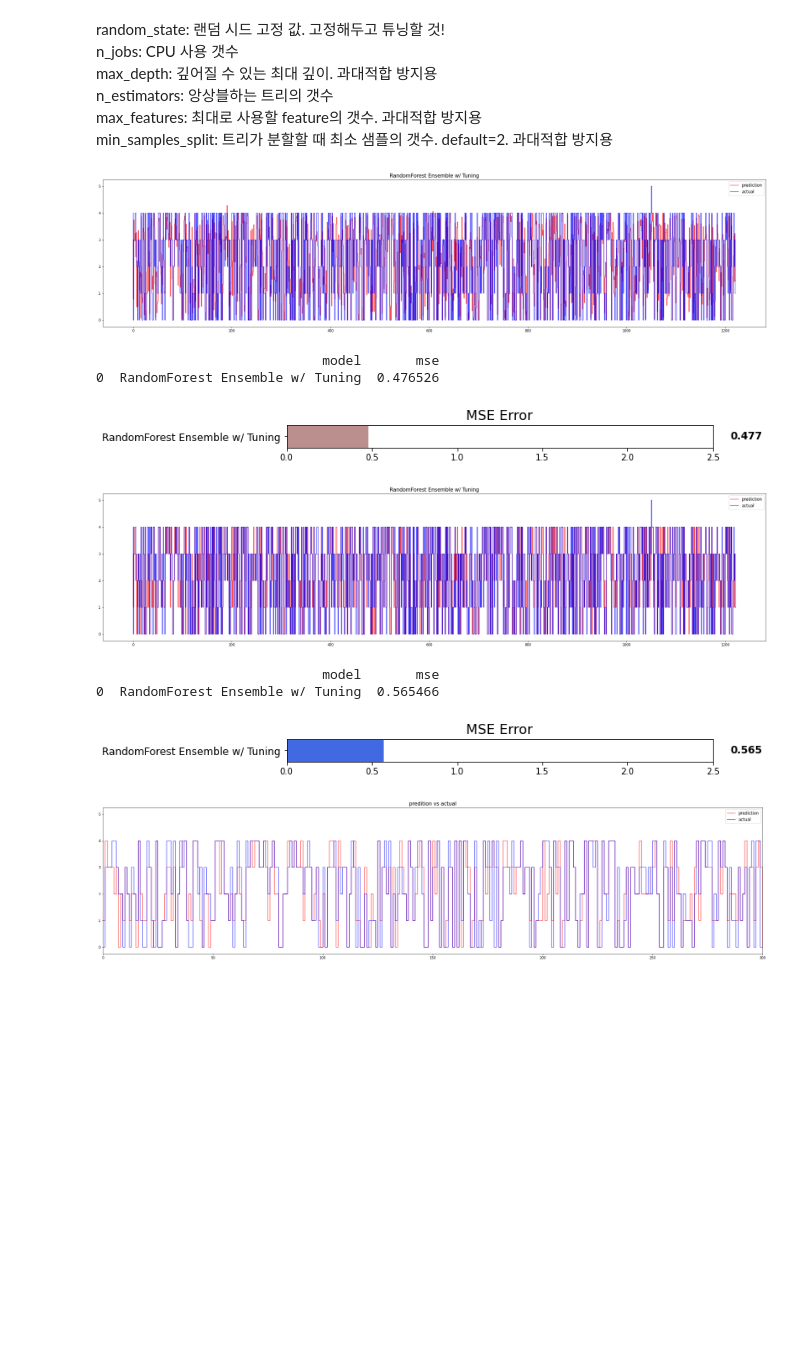
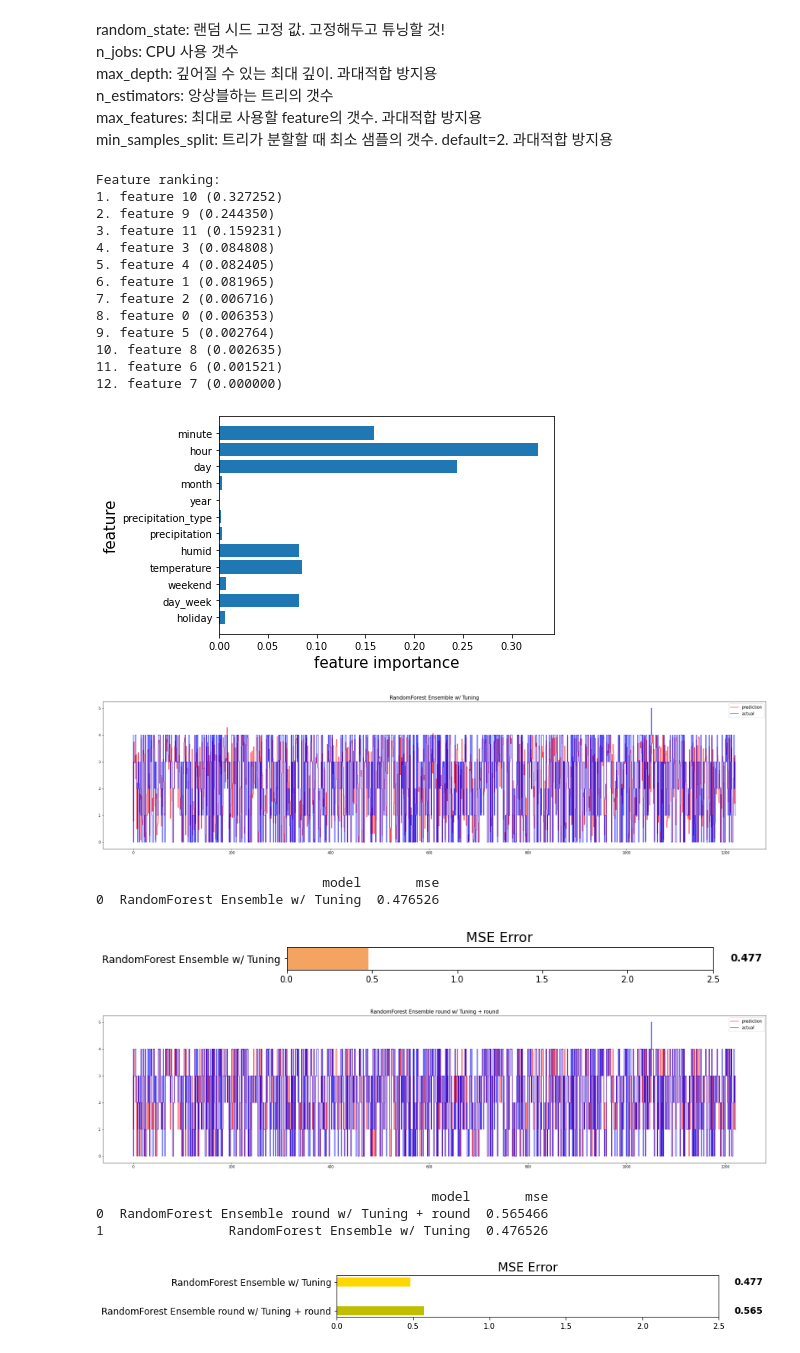
Before and after one commit to leo-h2/h2care-station, a Jupyter notebook: station_random_forest_tune_model_rev0_1.ipynb, the cells around one changed output. Cells and saved outputs as stored; diff of their text form; code cells hidden in the pictures; blank space fills up the shorter version.

```diff
--- a/station_random_forest_tune_model_rev0_1.ipynb
+++ b/station_random_forest_tune_model_rev0_1.ipynb
@@ -131,3 +134,19 @@ memory usage: 680.0+ KB
 | 2 | 2 | 26 | 0 | 4 | 0 | 25.3 | 38.0 | 0.0 | ... |
 | 3 | 3 | 26 | 0 | 4 | 0 | 25.3 | 38.0 | 0.0 | ... |
 | 4 | 4 | 26 | 0 | 4 | 0 | 25.3 | 38.0 | 0.0 | ... |
+# %%
+df_raw_data.columns
+
+# find columns name because of extration of feature list
+# Index(['Unnamed: 0', 'station_name', 'holiday', 'day_week', 'weekend',
+#        'temperature', 'humid', 'precipitation', 'precipitation_type', 'year',
+#        'month', 'day', 'hour', 'minute', 'total_car_num'],
+#       dtype='object')
+
+# feature list columns=
+df_columns = ['station_name', 'holiday', 'day_week', 'weekend',
+       'temperature', 'humid', 'precipitation', 'precipitation_type', 'year',
+       'month', 'day', 'hour', 'minute', 'total_car_num']
+
+df_feature_data = df_raw_data[df_columns]
+df_feature_data.head()
@@ -335,41 +367,80 @@ rfr = RandomForestRegressor(random_state=10, n_estimators=1000)
 
 # 이전 하이퍼 파라미터
 # model = RandomForestRegressor(n_estimators = 100,
 #                               n_jobs = -1,
 #                               random_state = 0)
 
 rfr.fit(X_train, y_train)
+
+###################################################
+importances = rfr.feature_importances_
+std = np.std([tree.feature_importances_ for tree in rfr.estimators_],
+             axis=0)
+indices = np.argsort(importances)[::-1]
+
+# Print the feature ranking
+print("Feature ranking:")
+
+for f in range(X.shape[1]):
+    print("%d. feature %d (%f)" % (f + 1, indices[f], importances[indices[f]]))
+######################################################
+
+n_feature = X_train.shape[1]
+index = np.arange(n_feature)
+
+plt.barh(index, rfr.feature_importances_, align='center')
+plt.yticks(index, f_columns)
+plt.xlabel('feature importance', size=15)
+plt.ylabel('feature', size=15)
+plt.show()
+#########################################################
+
 rfr_pred = rfr.predict(X_test)
 
 mse_eval('RandomForest Ensemble w/ Tuning', rfr_pred, y_test)
 
 
 rfr_pred_round = np.around(rfr_pred)
-mse_eval('RandomForest Ensemble w/ Tuning', rfr_pred_round, y_test)
+mse_eval('RandomForest Ensemble round w/ Tuning + round', rfr_pred_round, y_test)
 
 
 def plot_compare_value_test(name_,y_test_pred, y_test):
     plt.figure(figsize=(35, 8))
     index = np.arange(0,len(y_test_pred),1)
 
     start = 0
     end = 300
 
     plt.step(index, y_test_pred, alpha=0.7, color='r')
     plt.step(index, y_test, alpha=0.7, color='blue')
     plt.title(name_, fontsize=15)
     plt.legend(['prediction', 'actual'], fontsize=12)
     plt.xlim ([start, end])
     plt.show()
 
-plot_compare_value_test('predition vs actual',rfr_pred_round, y_test)
+plot_compare_value_test('rfr_pred',rfr_pred, y_test)
+plot_compare_value_test('rfr_pred_round',rfr_pred_round, y_test)
 # %% [output]
+Feature ranking:
+1. feature 10 (0.327252)
+2. feature 9 (0.244350)
+3. feature 11 (0.159231)
+4. feature 3 (0.084808)
+5. feature 4 (0.082405)
+6. feature 1 (0.081965)
+7. feature 2 (0.006716)
+8. feature 0 (0.006353)
+9. feature 5 (0.002764)
+10. feature 8 (0.002635)
+11. feature 6 (0.001521)
+12. feature 7 (0.000000)
-[figure, old version]
+[figure, new version]
-                             model       mse
-0  RandomForest Ensemble w/ Tuning  0.476526
-[figure, old version]
+[figure, new version]
+                             model       mse
+0  RandomForest Ensemble w/ Tuning  0.476526
-[figure, old version]
+[figure, new version]
-                             model       mse
-0  RandomForest Ensemble w/ Tuning  0.565466
-[figure, old version]
+[figure, new version]
+                                           model       mse
+0  RandomForest Ensemble round w/ Tuning + round  0.565466
+1                RandomForest Ensemble w/ Tuning  0.476526
-[figure, old version]
+[figure, new version]
```
Also changed, not shown: parts of 13 cells of this notebook.
